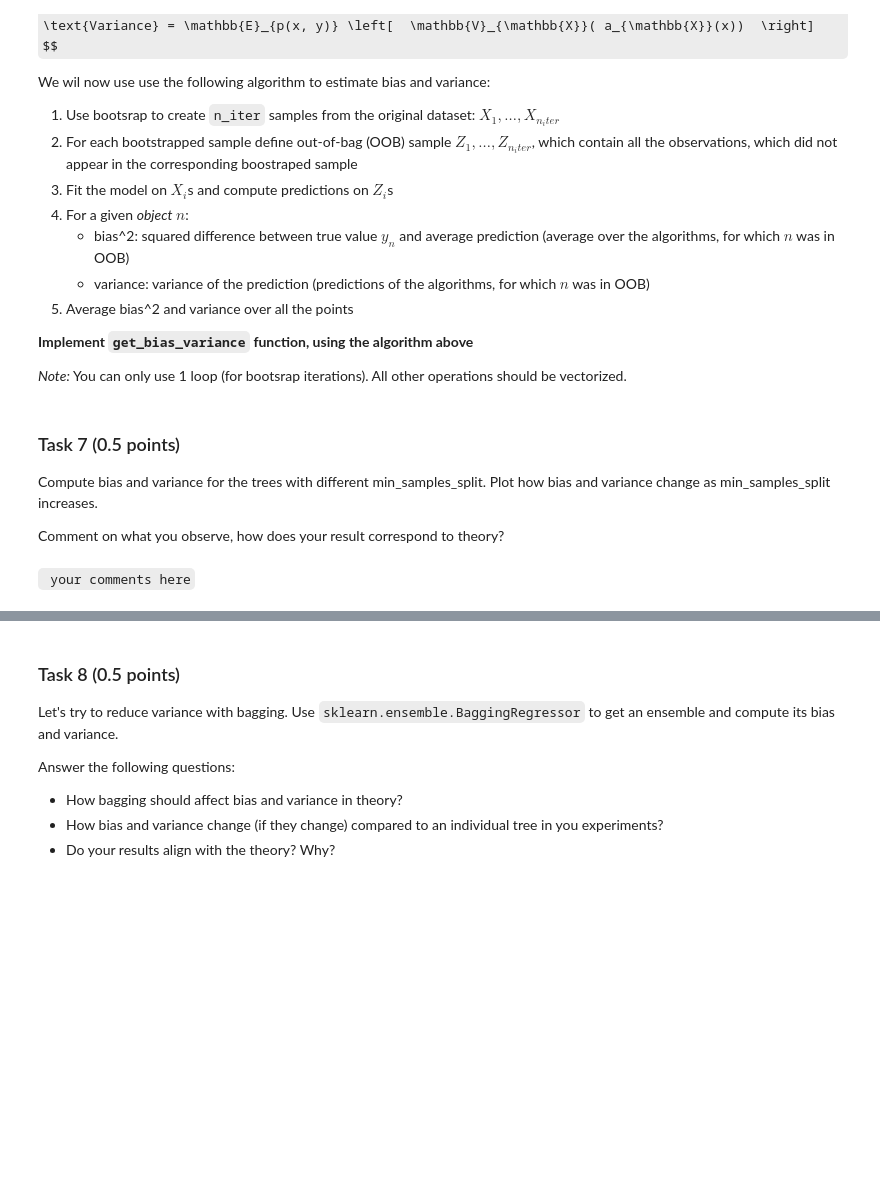
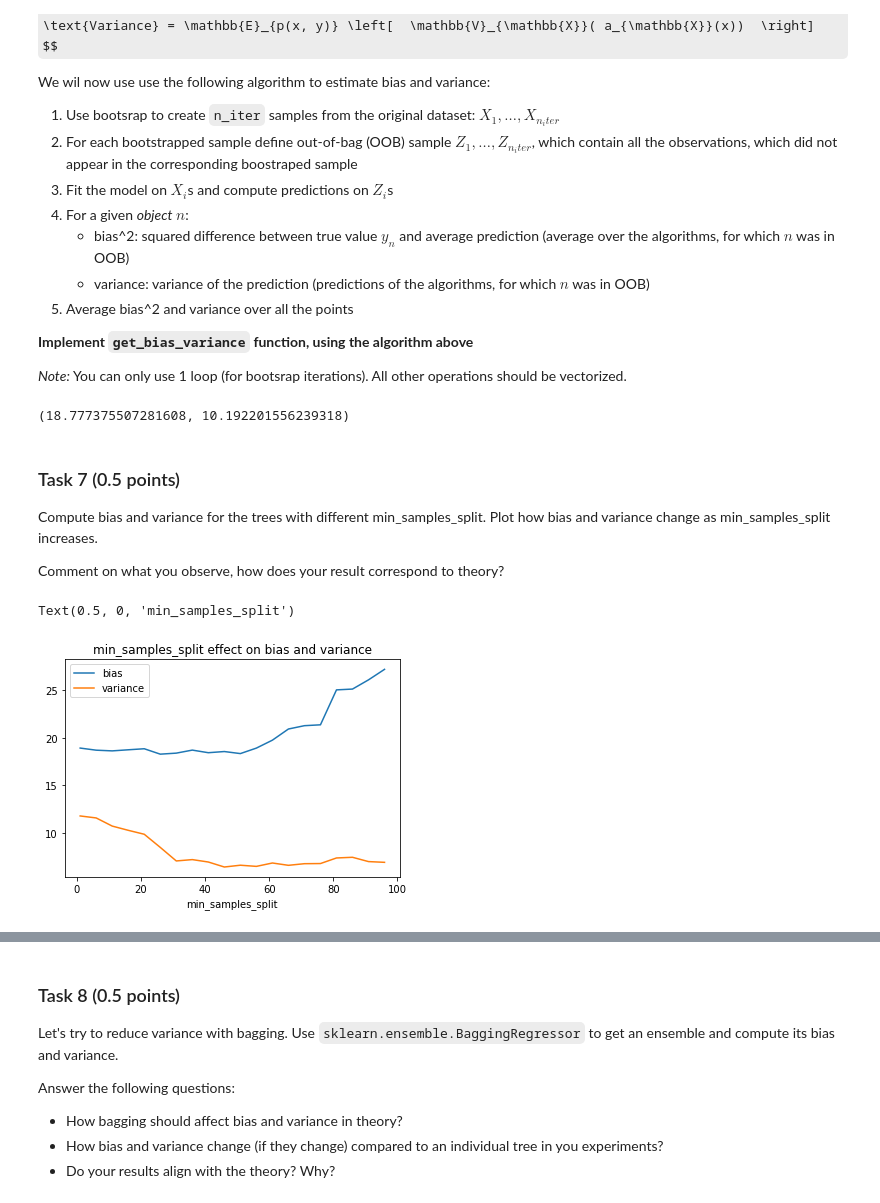
Before and after one commit to shmelzz/data_analysis, a Jupyter notebook: hw4/ml_hw4_Shelemekh_206.ipynb, the cells around one changed output, grey strips where cells are left out. Cells and saved outputs as stored; diff of their text form; code cells hidden in the pictures; some formulas as TeX source; blank space fills up the shorter version.

Commit message:
all except part2 task4 comments

````diff
--- a/hw4/ml_hw4_Shelemekh_206.ipynb
+++ b/hw4/ml_hw4_Shelemekh_206.ipynb
@@ -590,12 +542,38 @@ def get_bias_variance(estimator, x, y, n_iter):
         Estiamted variance
     """
 
-    # YOUR CODE HERE
+    np.random.seed(42)
+
+    # массив индексов объектов в датасете
+    rows_index = np.arange(start=0, stop=x.shape[0], step=1)
+    rows_count = x.shape[0]
+
+    # создадим пустой массив, в который будут добавлятся предсказания для каждого сэмпла
+    predictions = np.empty(shape=(n_iter, x.shape[0]))
+    predictions[:] = np.nan
+
+    for i in range(n_iter):
+        # выбираем рандомные индексы объектов из датасета
+        random_rows_ind = np.random.choice(rows_index, rows_count, replace=True)
+        # обпределяем, какие объекты не попали в сэмпл
+        oob_ind = [ind for ind in rows_index if ind not in random_rows_ind]
+
+        estimator.fit(x[random_rows_ind,:],y[random_rows_ind])
+        oob_y_predict = estimator.predict(x[oob_ind,:])
+        # добавляем предсказания в массив
+        predictions[i, oob_ind] = oob_y_predict
+
+    bias = np.nanmean(np.square(y - np.nanmean(predictions, axis=0)))
+    variance = np.nanmean(np.square(np.nanstd(predictions, axis=0)))
+
+    return bias, variance
 # %%
 # Test
 estimator = MyDecisionTreeRegressor(max_depth=8, min_samples_split=15)
 
-get_bias_variance(estimator, X_train.values, y_train, 10)
+get_bias_variance(estimator, x_train.values, y_train, 10)
+# %% [output]
+(18.777375507281608, 10.192201556239318)
 # %% [markdown]
 ### Task 7 <a id="task7"></a>  (0.5 points)
 
@@ -607,2 +583,20 @@ Comment on what you observe, how does your result correspond to theory?
-# %% [markdown]
-``` your comments here```
+# %%
+bias = []
+variance = []
+
+min_samples_arr = np.arange(start=1, stop=100, step=5)
+
+for i in min_samples_arr:
+    tree_estimator = MyDecisionTreeRegressor(max_depth = 10, min_samples_split=i)
+    cur_bias, cur_variance = get_bias_variance(tree_estimator, x_train.values, y_train, 10)
+    bias.append(cur_bias)
+    variance.append(cur_variance)
+# %%
+plt.plot(min_samples_arr, bias)
+plt.plot(min_samples_arr, variance)
+plt.legend(['bias', 'variance'])
+plt.title('min_samples_split effect on bias and variance')
+plt.xlabel('min_samples_split')
+# %% [output]
+Text(0.5, 0, 'min_samples_split')
+[figure, added]
````
Also changed, not shown: parts of 51 cells of this notebook.
